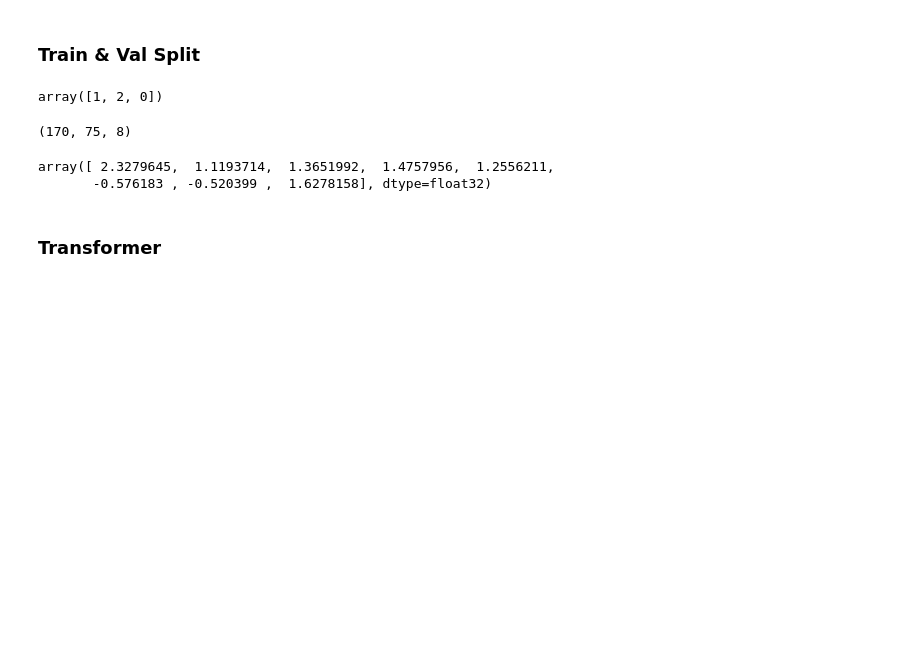
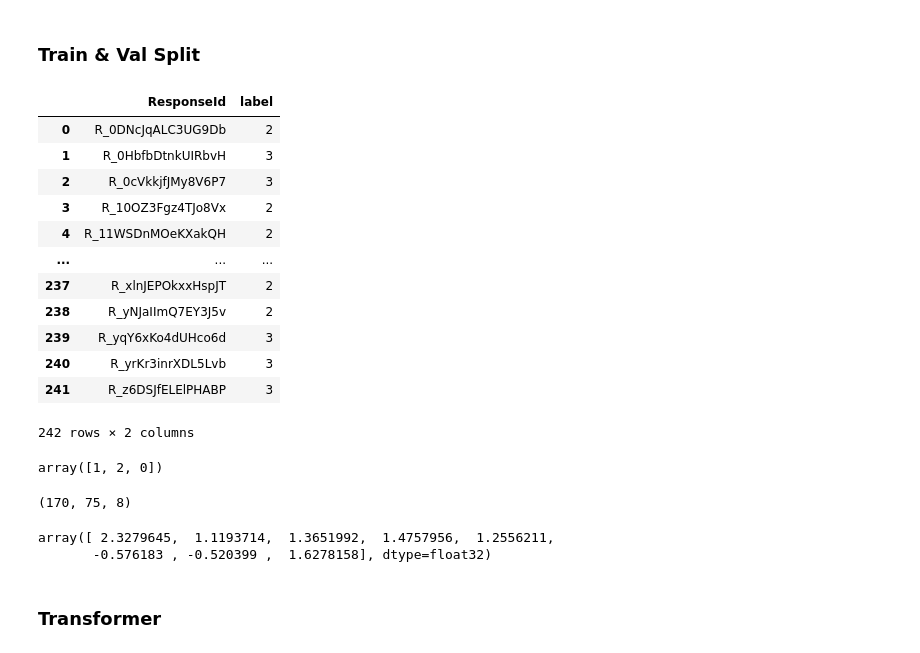
Before and after one commit to Thunderbeee/hai-cooking, a Jupyter notebook: modeling/time_scale_modeling.ipynb, the cells around one changed output. Drawn from its saved outputs; the diff is of its cells as text; code cells hidden in the pictures; blank space fills up the shorter version.

```diff
--- a/modeling/time_scale_modeling.ipynb
+++ b/modeling/time_scale_modeling.ipynb
@@ -4,6 +4,22 @@ import numpy as np
 from tqdm import tqdm
 # %% [markdown]
 ### Train & Val Split
+# %%
+pd.read_csv("label.csv")
+# %% [output]
+|  | ResponseId | label |
+| 0 | R_0DNcJqALC3UG9Db | 2 |
+| 1 | R_0HbfbDtnkUIRbvH | 3 |
+| 2 | R_0cVkkjfJMy8V6P7 | 3 |
+| 3 | R_10OZ3Fgz4TJo8Vx | 2 |
+| 4 | R_11WSDnMOeKXakQH | 2 |
+| ... | ... | ... |
+| 237 | R_xlnJEPOkxxHspJT | 2 |
+| 238 | R_yNJaIImQ7EY3J5v | 2 |
+| 239 | R_yqY6xKo4dUHco6d | 3 |
+| 240 | R_yrKr3inrXDL5Lvb | 3 |
+| 241 | R_z6DSJfELElPHABP | 3 |
+242 rows × 2 columns
 # %%
 tensor = np.load("embedding_new.npy")
 # tensor = np.load("onehot.npy")
```
Also changed, not shown: parts of 6 cells of this notebook, 1 other file.
